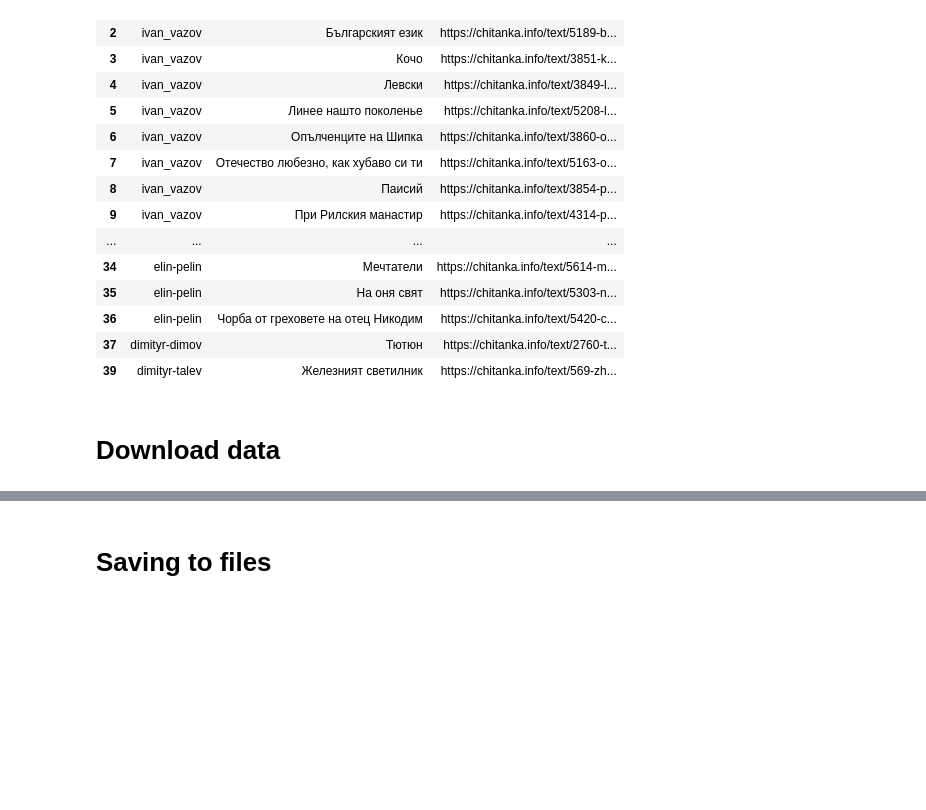
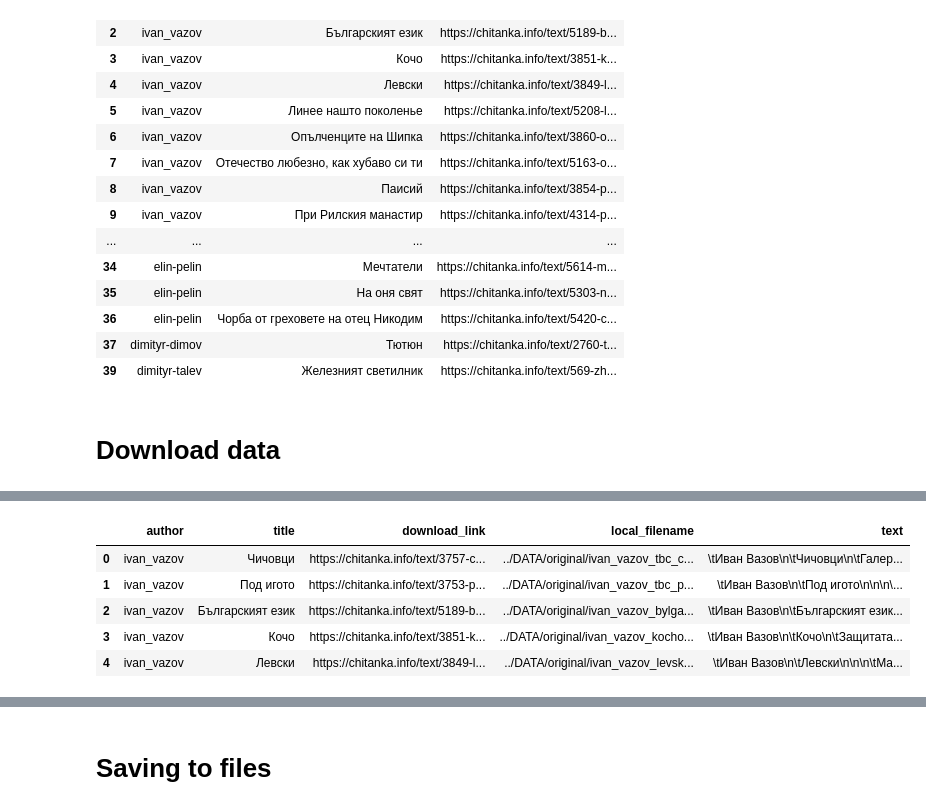
Before and after one commit to SimeonHristov99/ati, a Jupyter notebook: src/01_data_gathering.ipynb, the cells around one changed output, grey strips where cells are left out. Saved outputs shown, nothing was run; the diff lists cells and outputs as text; code cells hidden in the pictures; blank space fills up the shorter version.

```diff
--- a/src/01_data_gathering.ipynb
+++ b/src/01_data_gathering.ipynb
@@ -166,5 +185,5 @@ names[:5]
 # %%
-def get_text(filename: str) -> List[str]:
-    with open(filename, 'r') as f:
-        tokens = f.read().split()
-    return lines
+def get_text(filename: str) -> str:
+    with open(filename, 'r', encoding='utf-8') as f:
+        content = f.read()
+    return content
@@ -173,2 +190,10 @@ get_text(df_full['text'][0])
 # %%
-df_full['text'].map(get_text)
+df_full['text'] = df_full['local_filename'].map(get_text)
+df_full.head()
+# %% [output]
+|  | author | title | download_link | local_filename | text |
+| 0 | ivan_vazov | Чичовци | https://chitanka.info/text/3757-c... | ../DATA/original/ivan_vazov_tbc_c... | ﻿\tИван Вазов\n\tЧичовци\n\tГалер... |
+| 1 | ivan_vazov | Под игото | https://chitanka.info/text/3753-p... | ../DATA/original/ivan_vazov_tbc_p... | ﻿\tИван Вазов\n\tПод игото\n\n\n\... |
+| 2 | ivan_vazov | Българският език | https://chitanka.info/text/5189-b... | ../DATA/original/ivan_vazov_bylga... | ﻿\tИван Вазов\n\tБългарският език... |
+| 3 | ivan_vazov | Кочо | https://chitanka.info/text/3851-k... | ../DATA/original/ivan_vazov_kocho... | ﻿\tИван Вазов\n\tКочо\n\tЗащитата... |
+| 4 | ivan_vazov | Левски | https://chitanka.info/text/3849-l... | ../DATA/original/ivan_vazov_levsk... | ﻿\tИван Вазов\n\tЛевски\n\n\n\tМа... |
```
Also changed, not shown: parts of 9 cells of this notebook.
